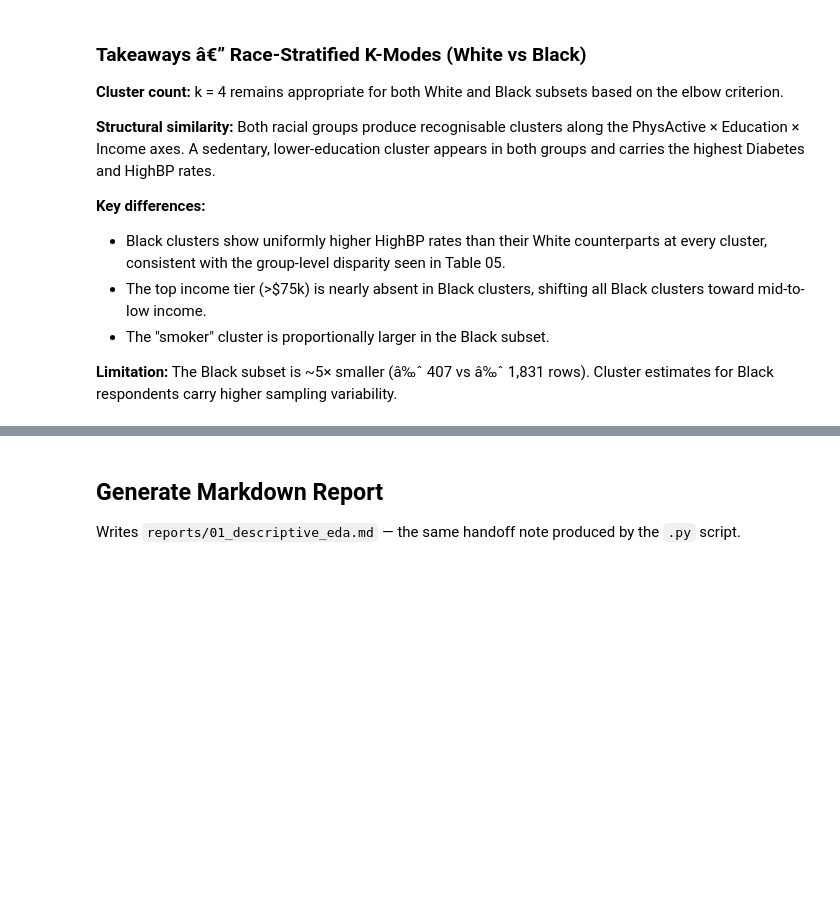
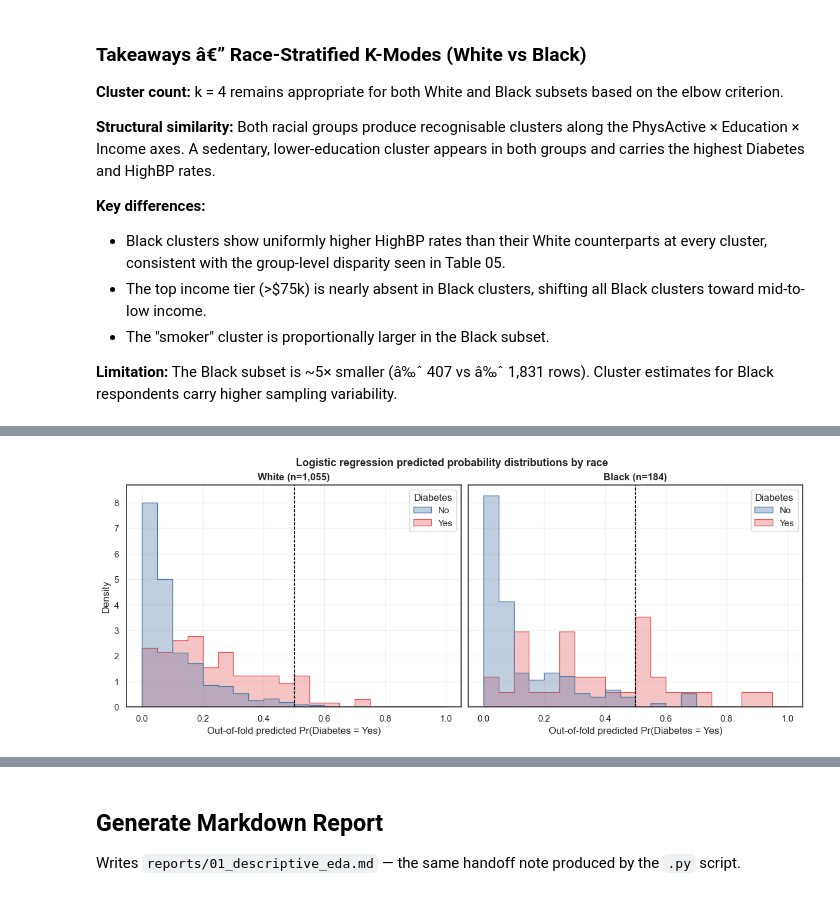
Before and after one commit to georgelord0/STAT-32950-Final-Project, a Jupyter notebook: notebooks/01_descriptive_eda.ipynb, the cells around one changed output, grey strips where cells are left out. Drawn from its saved outputs; the diff is of its cells as text; code cells hidden in the pictures; blank space fills up the shorter version.

```diff
--- a/notebooks/01_descriptive_eda.ipynb
+++ b/notebooks/01_descriptive_eda.ipynb
@@ -1297,0 +1506,31 @@ plt.show()
+# %%
+# Figure 23 — Out-of-fold predicted probabilities by true diabetes status
+prob_records = []
+for race, res in logit_results.items():
+    for prob, y_val in zip(res['y_prob'], res['y']):
+        prob_records.append({
+            'race': race,
+            'predicted_probability': float(prob),
+            'Diabetes': 'Yes' if y_val == 1 else 'No',
+        })
+prob_plot = pd.DataFrame(prob_records)
+
+fig, axes = plt.subplots(1, 2, figsize=(12, 4.8), constrained_layout=True, sharex=True, sharey=True)
+for ax, race in zip(axes, ['White', 'Black']):
+    sns.histplot(
+        data=prob_plot[prob_plot['race'] == race],
+        x='predicted_probability', hue='Diabetes', hue_order=DIABETES_ORDER,
+        bins=np.linspace(0, 1, 21), stat='density', common_norm=False,
+        element='step', fill=True, alpha=0.35,
+        palette=[OUTCOME_PALETTE['No'], OUTCOME_PALETTE['Yes']], ax=ax,
+    )
+    ax.axvline(LOGIT_THRESHOLD, color='black', linestyle='--', linewidth=1, label='0.5 threshold')
+    ax.set_title(f'{race} (n={len(LOGIT_RACE_SUBSETS[race]):,})', fontweight='bold')
+    ax.set_xlabel('Out-of-fold predicted Pr(Diabetes = Yes)')
+    ax.set_ylabel('Density')
+    ax.grid(alpha=0.25)
+fig.suptitle('Logistic regression predicted probability distributions by race', fontsize=13, fontweight='bold')
+fig.savefig(LOGIT_FIGURE_DIR / 'fig_23_logit_predicted_probabilities_by_race.png', dpi=200)
+plt.show()
+# %% [output]
+[figure, added]
```
Also changed, not shown: parts of 21 cells of this notebook, 23 other files.
